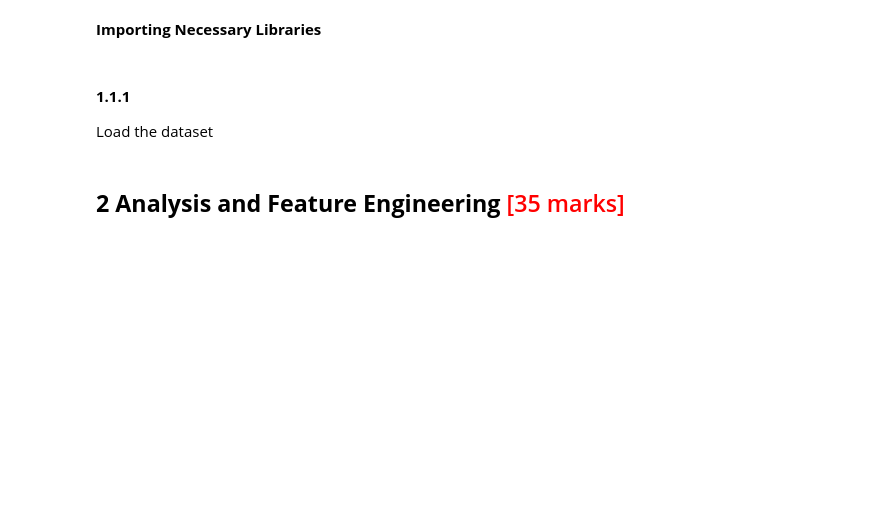
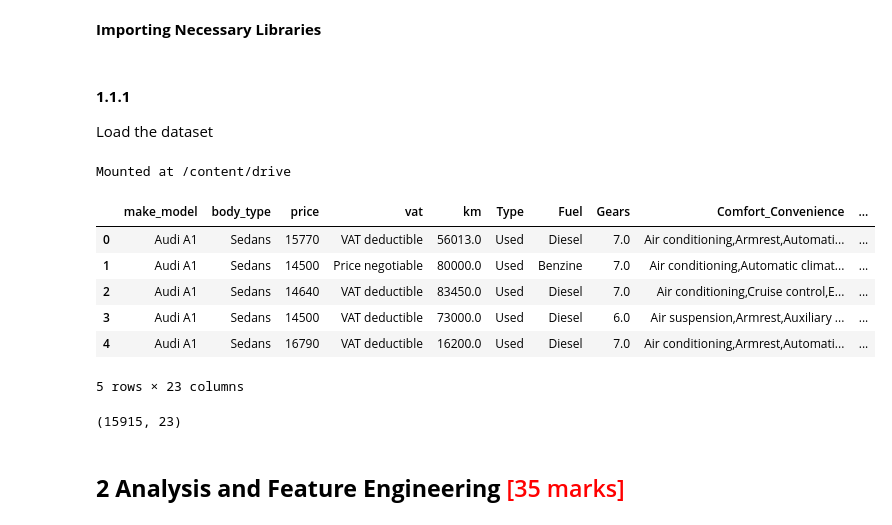
Before and after one commit to shaloy-lewis/Car_Price_Prediction, a Jupyter notebook: RR_Car_Price_Prediction_Shaloy_Lewis.ipynb, the cells around one changed output. Drawn from its saved outputs; the diff is of its cells as text; code cells hidden in the pictures; blank space fills up the shorter version.

```diff
--- a/RR_Car_Price_Prediction_Shaloy_Lewis.ipynb
+++ b/RR_Car_Price_Prediction_Shaloy_Lewis.ipynb
@@ -60,0 +63,5 @@ Load the dataset
+# %%
+from google.colab import drive
+drive.mount('/content/drive')
+# %% [output]
+Mounted at /content/drive
@@ -61,3 +71,17 @@ Load the dataset
+# %%
+df.head()
+# %% [output]
+|  | make_model | body_type | price | vat | km | Type | Fuel | Gears | Comfort_Convenience | ... |
+| 0 | Audi A1 | Sedans | 15770 | VAT deductible | 56013.0 | Used | Diesel | 7.0 | Air conditioning,Armrest,Automati... | ... |
+| 1 | Audi A1 | Sedans | 14500 | Price negotiable | 80000.0 | Used | Benzine | 7.0 | Air conditioning,Automatic climat... | ... |
+| 2 | Audi A1 | Sedans | 14640 | VAT deductible | 83450.0 | Used | Diesel | 7.0 | Air conditioning,Cruise control,E... | ... |
+| 3 | Audi A1 | Sedans | 14500 | VAT deductible | 73000.0 | Used | Diesel | 6.0 | Air suspension,Armrest,Auxiliary ... | ... |
+| 4 | Audi A1 | Sedans | 16790 | VAT deductible | 16200.0 | Used | Diesel | 7.0 | Air conditioning,Armrest,Automati... | ... |
+5 rows × 23 columns
+# %%
+df.shape
+# %% [output]
+(15915, 23)
 # %% [markdown]
 ## **2 Analysis and Feature Engineering** <font color =red> [35 marks] </font>
 # %% [markdown]
```
Also changed, not shown: parts of 14 cells of this notebook.
